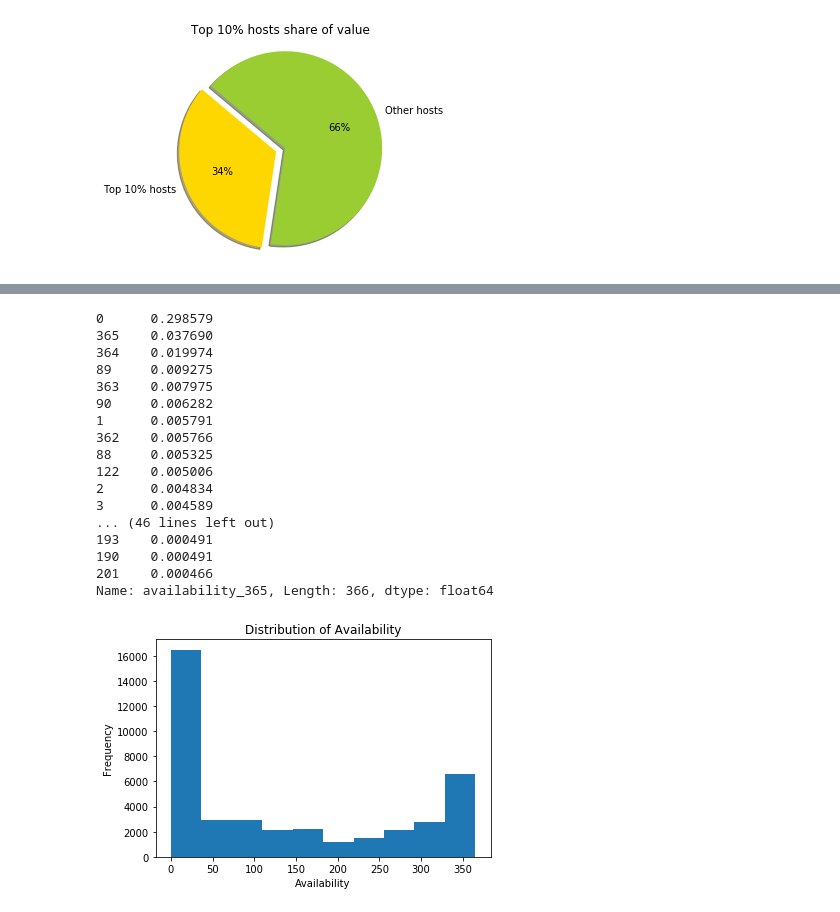
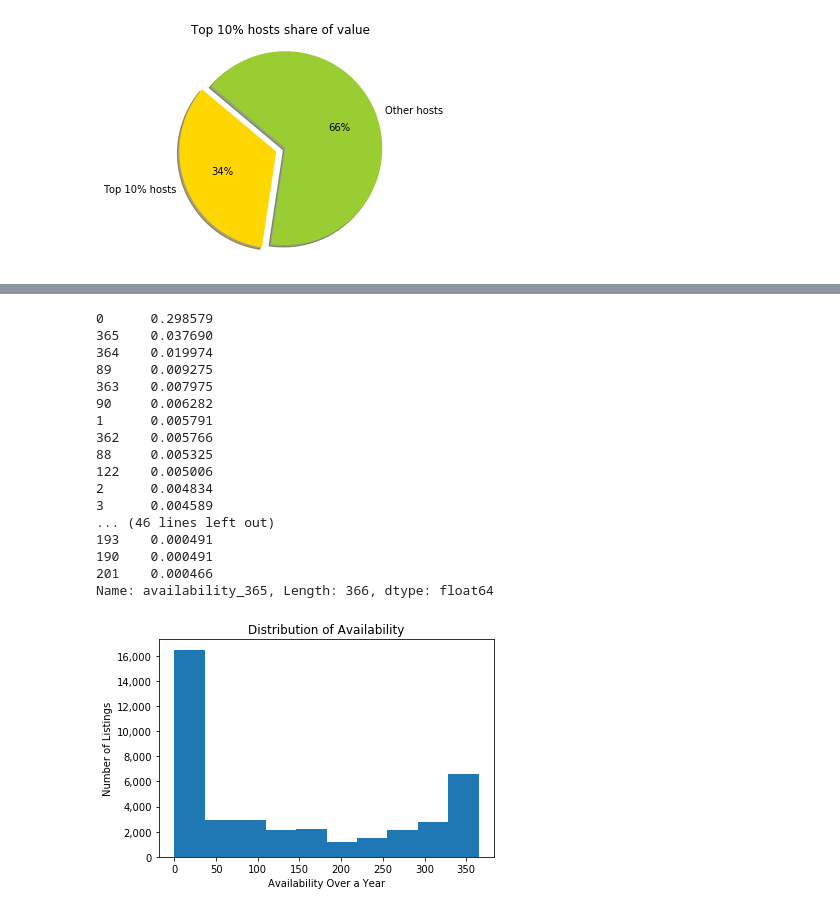
Before and after one commit to Dianaumd/project1, a Jupyter notebook: Visualizations.ipynb, the cells around one changed output, grey strips where cells are left out. Drawn from its saved outputs; the diff is of its cells as text; code cells hidden in the pictures.

```diff
--- a/Visualizations.ipynb
+++ b/Visualizations.ipynb
@@ -6,5 +7,5 @@ import matplotlib.pyplot as plt
 # %%
-data = pd.read_csv('listings_visual.csv')
+data = pd.read_csv('./2017-05-02/data/listings_visual.csv')
 listings_by_host = data['host_id'].value_counts()
 top10_listings = listings_by_host.nlargest(n=int(len(listings_by_host)*0.1)).sum()
 # %%
@@ -49,26 +65,27 @@ ax.set(xlabel="Frequency", ylabel="Number of Listings", title='Frequency of List
 # %%
 ax = data['availability_365'].plot.hist()
-ax.set(xlabel="Availability", ylabel="Frequency", title='Distribution of Availability')
+ax.set(xlabel="Availability Over a Year", ylabel="Number of Listings", title='Distribution of Availability')
+ax.yaxis.set_major_formatter(mtick.StrMethodFormatter('{x:,.0f}'))
 print(data['availability_365'].value_counts(normalize=True))
 # %% [output]
 0      0.298579
 365    0.037690
 364    0.019974
 89     0.009275
 363    0.007975
 90     0.006282
 1      0.005791
 362    0.005766
 88     0.005325
 122    0.005006
 2      0.004834
 3      0.004589
 ... (46 lines left out)
 193    0.000491
 190    0.000491
 201    0.000466
 Name: availability_365, Length: 366, dtype: float64
-[figure, old version]
+[figure, new version]
 # %%
 labels = 'Bronx', 'Brooklyn','Manhattan','Queens','Staten Island '
 explode = (0.1,0,0,0,0)  # explode 1st slice
```
Also changed, not shown: parts of 12 cells of this notebook, 1 other file.
